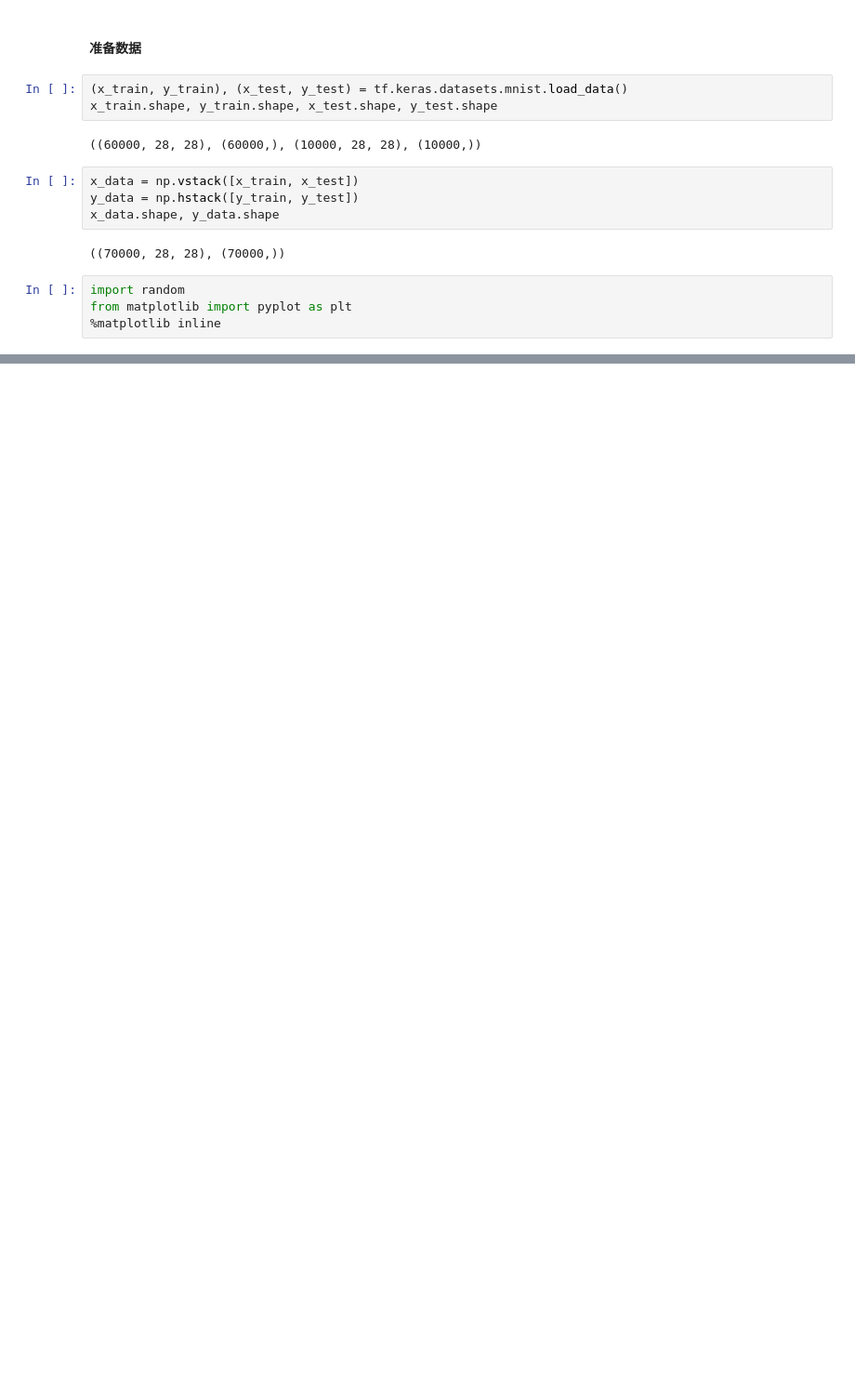
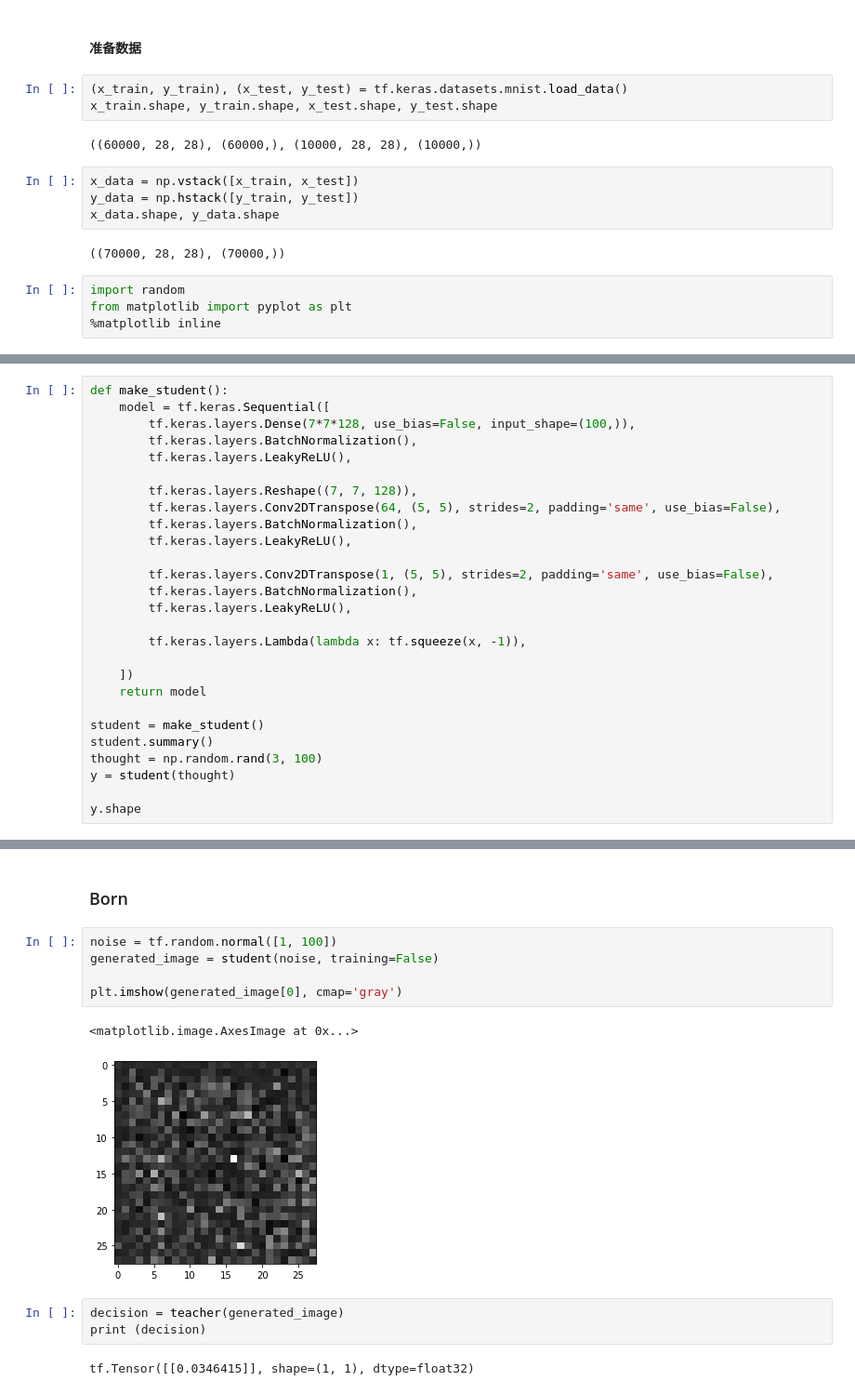
Before and after one commit to A971RM/MyTutorial, a Jupyter notebook: gan/dcgan.ipynb, the cells around one changed output, grey strips where cells are left out. Shown at 93% size. Drawn from its saved outputs; the diff is of its cells as text; blank space fills up the shorter version.

Commit message:
Add the student

```diff
--- a/gan/dcgan.ipynb
+++ b/gan/dcgan.ipynb
@@ -46,0 +96,27 @@ plt.show()
+# %%
+def make_student():
+    model = tf.keras.Sequential([
+        tf.keras.layers.Dense(7*7*128, use_bias=False, input_shape=(100,)),
+        tf.keras.layers.BatchNormalization(),
+        tf.keras.layers.LeakyReLU(),
+
+        tf.keras.layers.Reshape((7, 7, 128)),
+        tf.keras.layers.Conv2DTranspose(64, (5, 5), strides=2, padding='same', use_bias=False),
+        tf.keras.layers.BatchNormalization(),
+        tf.keras.layers.LeakyReLU(),
+
+        tf.keras.layers.Conv2DTranspose(1, (5, 5), strides=2, padding='same', use_bias=False),
+        tf.keras.layers.BatchNormalization(),
+        tf.keras.layers.LeakyReLU(),
+
+        tf.keras.layers.Lambda(lambda x: tf.squeeze(x, -1)),
+
+    ])
+    return model
+
+student = make_student()
+student.summary()
+thought = np.random.rand(3, 100)
+y = student(thought)
+
+y.shape
@@ -46,0 +142,15 @@ plt.show()
+# %% [markdown]
+### Born
+# %%
+noise = tf.random.normal([1, 100])
+generated_image = student(noise, training=False)
+
+plt.imshow(generated_image[0], cmap='gray')
+# %% [output]
+<matplotlib.image.AxesImage at 0x...>
+[figure, added]
+# %%
+decision = teacher(generated_image)
+print (decision)
+# %% [output]
+tf.Tensor([[0.0346415]], shape=(1, 1), dtype=float32)
```
Also changed, not shown: parts of 5 cells of this notebook.
